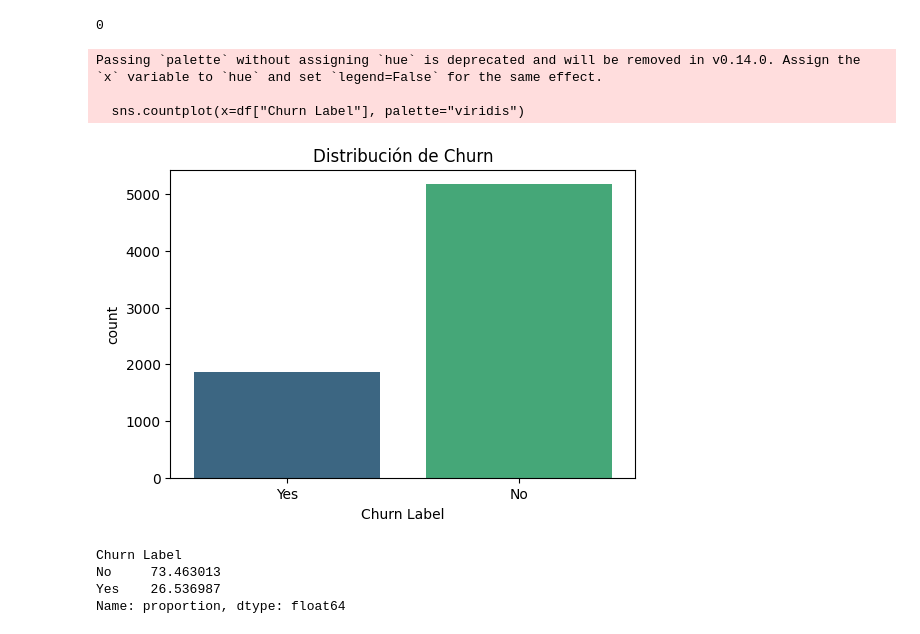
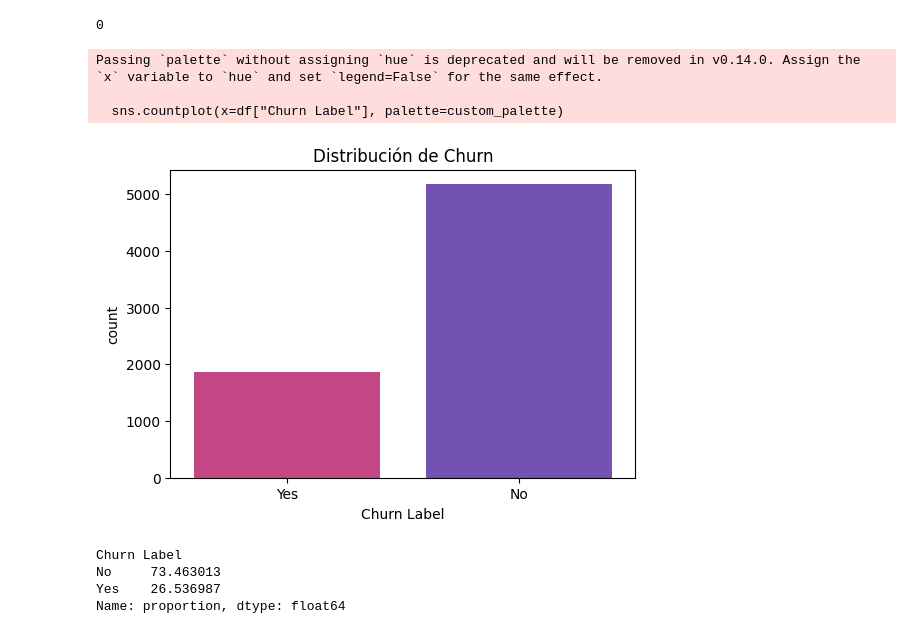
Before and after one commit to amharringthon/IBM-Telco-Churn-Prediction, a Jupyter notebook: Telecom_Churn_EDA_Model.ipynb, the cells around one changed output. Saved outputs shown, nothing was run; the diff lists cells and outputs as text; code cells hidden in the pictures.

```diff
--- a/Telecom_Churn_EDA_Model.ipynb
+++ b/Telecom_Churn_EDA_Model.ipynb
@@ -96,21 +92,23 @@ df.duplicated().sum()
 # %%
 import matplotlib.pyplot as plt
 import seaborn as sns
 
-# Contar la cantidad de clientes churn vs no churn
+
+# Set a pink/purple color theme
+custom_palette = ["#D63384", "#6F42C1"]  # Pink and Purple
+
 plt.figure(figsize=(6,4))
-sns.countplot(x=df["Churn Label"], palette="viridis")
+sns.countplot(x=df["Churn Label"], palette=custom_palette)
 plt.title("Distribución de Churn")
 plt.show()
 
-# Porcentaje de churn
 churn_rate = df["Churn Label"].value_counts(normalize=True) * 100
 print(churn_rate)
 # %% [output]
 Passing `palette` without assigning `hue` is deprecated and will be removed in v0.14.0. Assign the `x` variable to `hue` and set `legend=False` for the same effect.
 
-  sns.countplot(x=df["Churn Label"], palette="viridis")
+  sns.countplot(x=df["Churn Label"], palette=custom_palette)
-[figure, old version]
+[figure, new version]
 Churn Label
 No     73.463013
 Yes    26.536987
```
Also changed, not shown: parts of 7 cells of this notebook.
